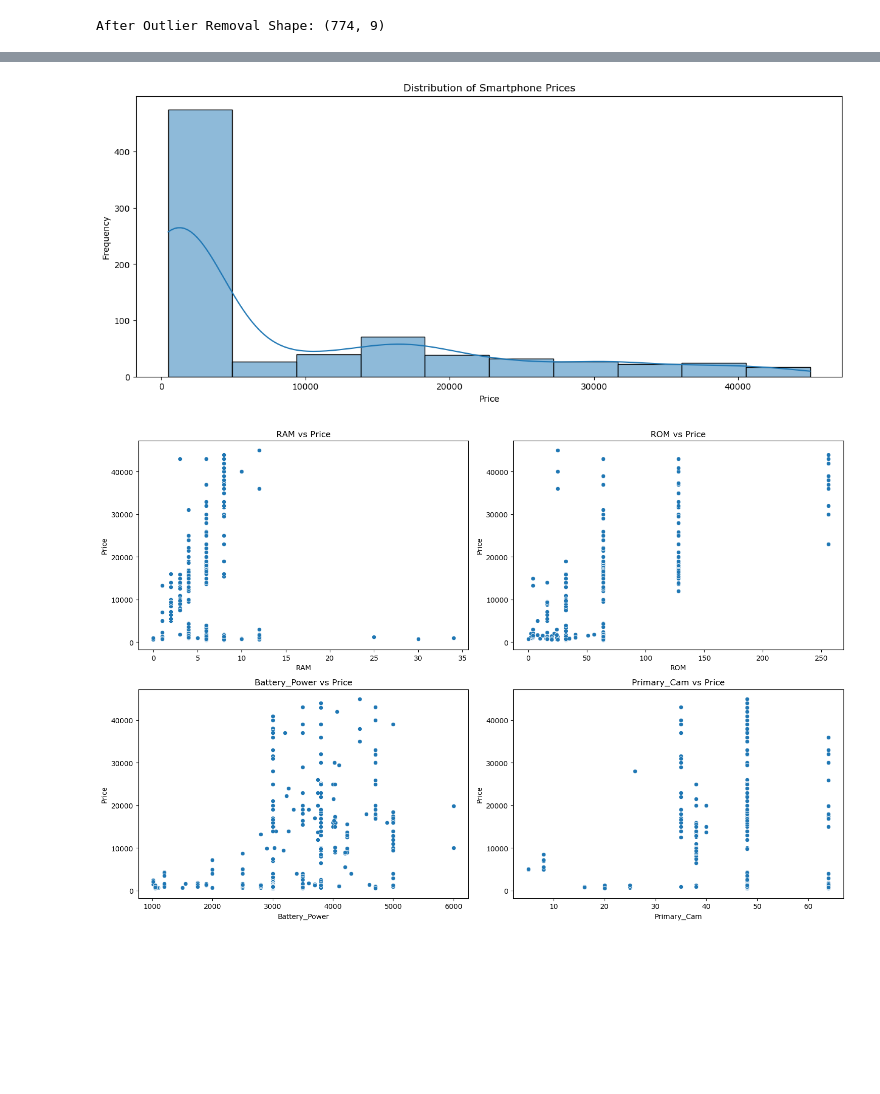
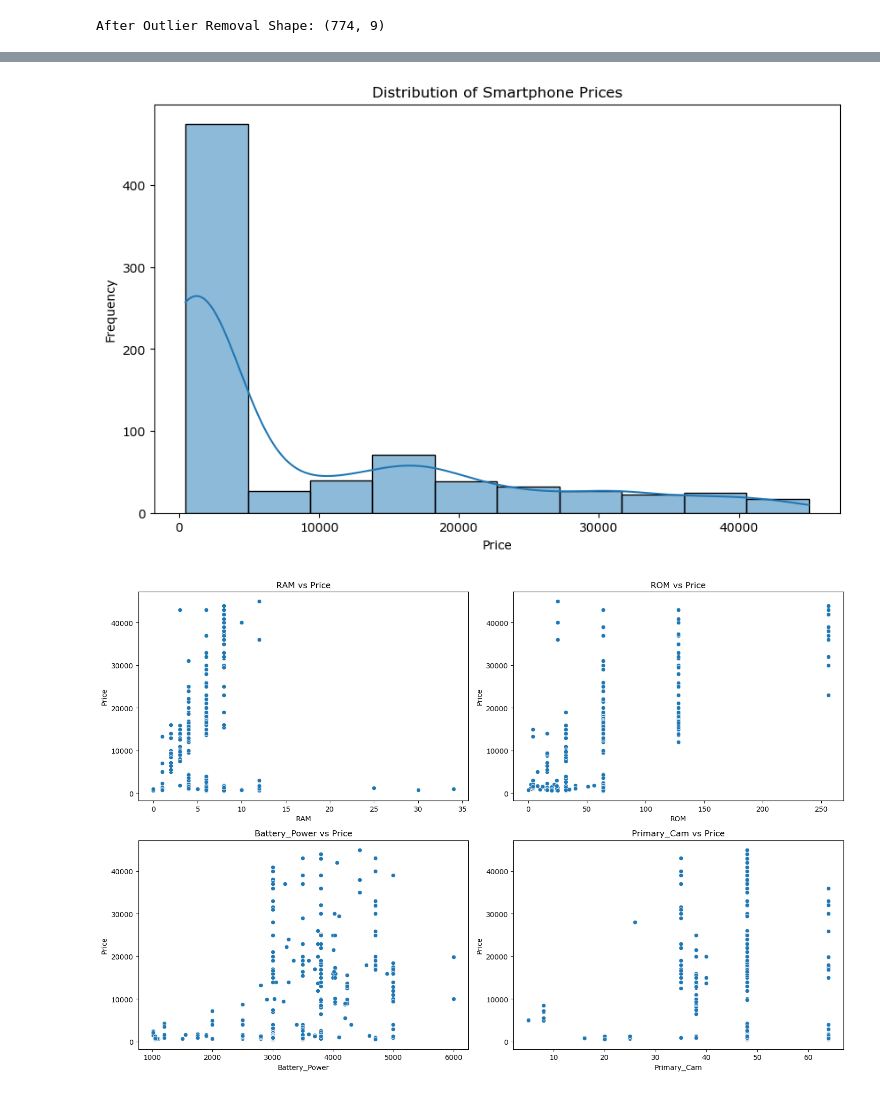
Before and after one commit to Sambram123/Smartphone-Price-Predictor, a Jupyter notebook: Smartphone_Price_Predictor.ipynb, the cells around one changed output, grey strips where cells are left out. Drawn from its saved outputs; the diff is of its cells as text; code cells hidden in the pictures; blank space fills up the shorter version.

```diff
--- a/Smartphone_Price_Predictor.ipynb
+++ b/Smartphone_Price_Predictor.ipynb
@@ -105,13 +105,13 @@ plt.show()
 # %%
 # Distribution of target variable (Price)
-plt.figure(figsize=(15, 6))
+plt.figure(figsize=(10, 6))
 sns.histplot(df['Price'], bins=10, kde=True)
 plt.title('Distribution of Smartphone Prices')
 plt.xlabel('Price')
 plt.ylabel('Frequency')
 plt.show()
 # %% [output]
-[figure, old version]
+[figure, new version]
 # %%
 key_features = ['RAM', 'ROM', 'Battery_Power', 'Primary_Cam']
 plt.figure(figsize=(15, 10))
```
Also changed, not shown: parts of 7 cells of this notebook, 2 other files.
